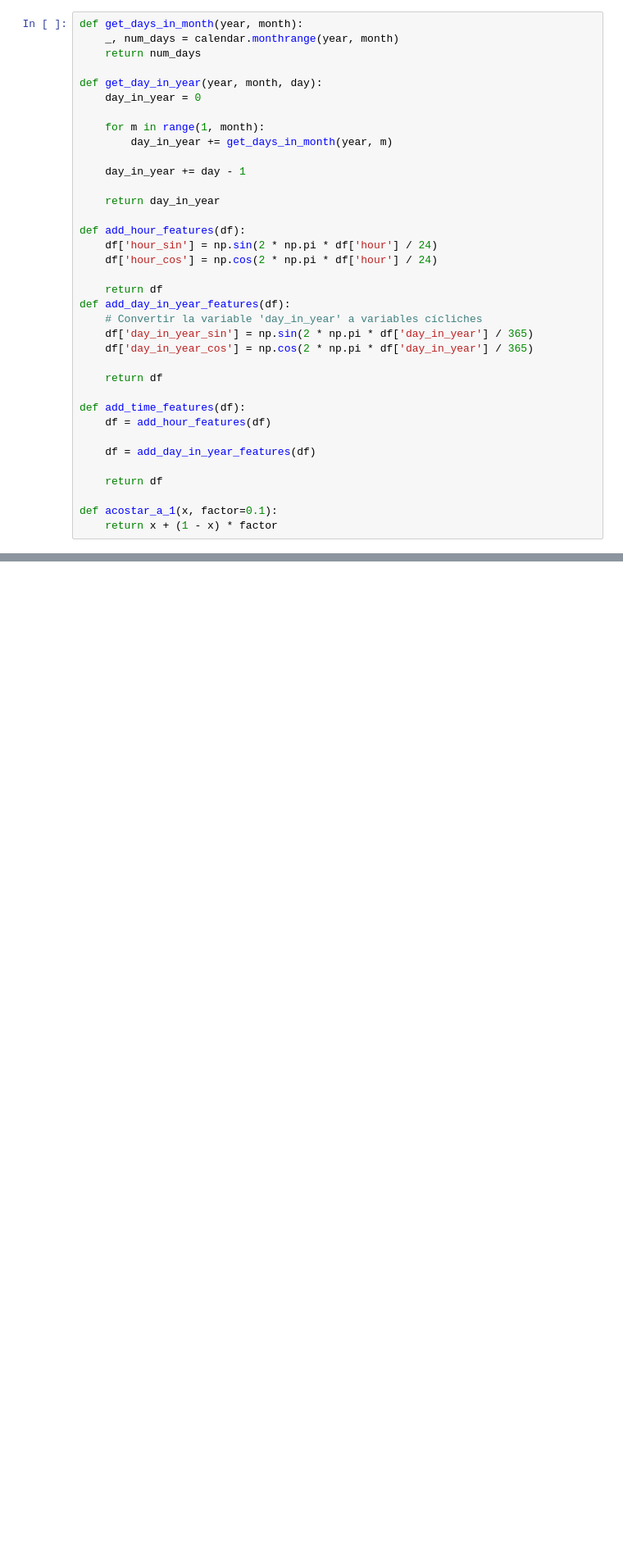
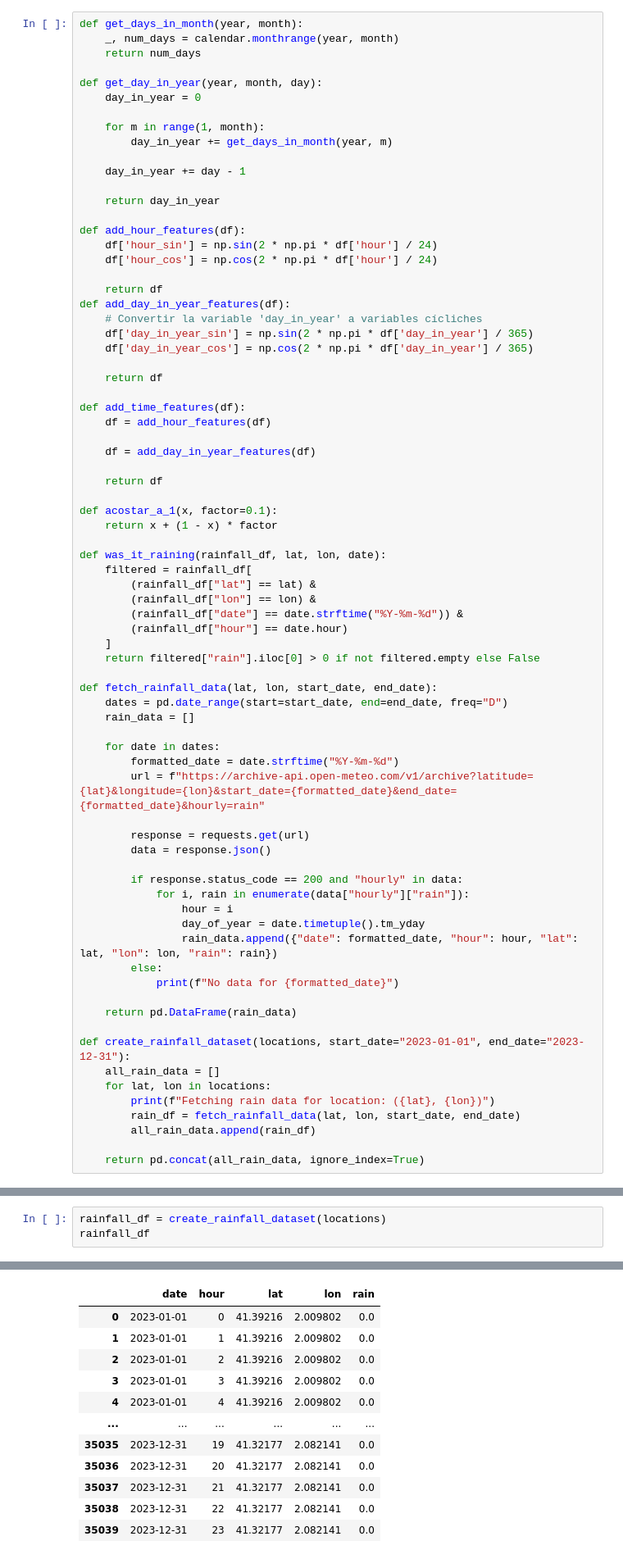
Before and after one commit to ChengjiePL/Fem-Visible-Invisible, a Jupyter notebook: Backend/python/Scripts/Nootebook_Def.ipynb, the cells around one changed output, grey strips where cells are left out. Shown: that part at 82% size. Saved outputs shown, nothing was run; the diff lists cells and outputs as text; blank space fills up the shorter version.

```diff
--- a/Backend/python/Scripts/Nootebook_Def.ipynb
+++ b/Backend/python/Scripts/Nootebook_Def.ipynb
@@ -57,6 +62,45 @@ def add_time_features(df):
 
 def acostar_a_1(x, factor=0.1):
     return x + (1 - x) * factor
+
+def was_it_raining(rainfall_df, lat, lon, date):
+    filtered = rainfall_df[
+        (rainfall_df["lat"] == lat) &
+        (rainfall_df["lon"] == lon) &
+        (rainfall_df["date"] == date.strftime("%Y-%m-%d")) &
+        (rainfall_df["hour"] == date.hour)
+    ]
+    return filtered["rain"].iloc[0] > 0 if not filtered.empty else False
+
+def fetch_rainfall_data(lat, lon, start_date, end_date):
+    dates = pd.date_range(start=start_date, end=end_date, freq="D")
+    rain_data = []
+
+    for date in dates:
+        formatted_date = date.strftime("%Y-%m-%d")
+        url = f"https://archive-api.open-meteo.com/v1/archive?latitude={lat}&longitude={lon}&start_date={formatted_date}&end_date={formatted_date}&hourly=rain"
+
+        response = requests.get(url)
+        data = response.json()
+
+        if response.status_code == 200 and "hourly" in data:
+            for i, rain in enumerate(data["hourly"]["rain"]):
+                hour = i
+                day_of_year = date.timetuple().tm_yday
+                rain_data.append({"date": formatted_date, "hour": hour, "lat": lat, "lon": lon, "rain": rain})
+        else:
+            print(f"No data for {formatted_date}")
+
+    return pd.DataFrame(rain_data)
+
+def create_rainfall_dataset(locations, start_date="2023-01-01", end_date="2023-12-31"):
+    all_rain_data = []
+    for lat, lon in locations:
+        print(f"Fetching rain data for location: ({lat}, {lon})")
+        rain_df = fetch_rainfall_data(lat, lon, start_date, end_date)
+        all_rain_data.append(rain_df)
+
+    return pd.concat(all_rain_data, ignore_index=True)
 # %% [markdown]
 ## Dades
 # %%
@@ -279,3 +325,7 @@ for lat, lon, dataset_near in datasets_near:
 
     model.fit(X, y_normalized)
     models.append((lat, lon, model, y_mean))
+# %%
+rainfall_df = create_rainfall_dataset(locations)
+rainfall_df
+# %% [output]
@@ -281,0 +336,12 @@ for lat, lon, dataset_near in datasets_near:
+|  | date | hour | lat | lon | rain |
+| 0 | 2023-01-01 | 0 | 41.39216 | 2.009802 | 0.0 |
+| 1 | 2023-01-01 | 1 | 41.39216 | 2.009802 | 0.0 |
+| 2 | 2023-01-01 | 2 | 41.39216 | 2.009802 | 0.0 |
+| 3 | 2023-01-01 | 3 | 41.39216 | 2.009802 | 0.0 |
+| 4 | 2023-01-01 | 4 | 41.39216 | 2.009802 | 0.0 |
+| ... | ... | ... | ... | ... | ... |
+| 35035 | 2023-12-31 | 19 | 41.32177 | 2.082141 | 0.0 |
+| 35036 | 2023-12-31 | 20 | 41.32177 | 2.082141 | 0.0 |
+| 35037 | 2023-12-31 | 21 | 41.32177 | 2.082141 | 0.0 |
+| 35038 | 2023-12-31 | 22 | 41.32177 | 2.082141 | 0.0 |
+| 35039 | 2023-12-31 | 23 | 41.32177 | 2.082141 | 0.0 |
```
Also changed, not shown: parts of 11 cells of this notebook, 10 other files.
